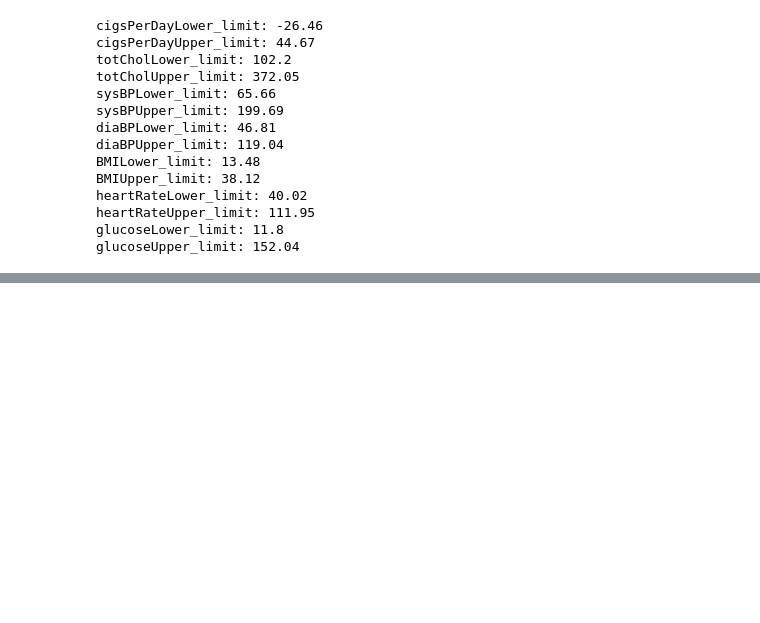
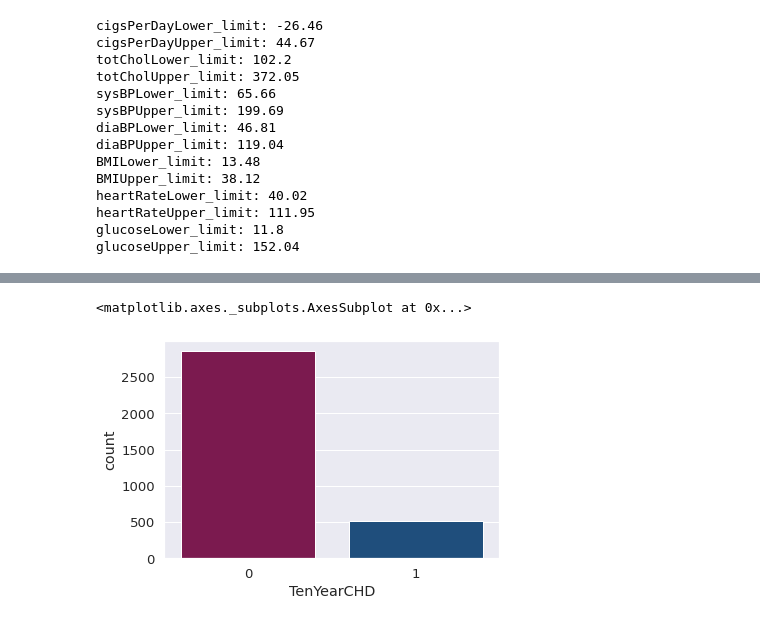
Before and after one commit to Sriharish19/SH-Supervised-ML-Cardiovascular-Risk-Prediction, a Jupyter notebook: SH_Supervised_ML_Classification_Cardiovascular_Risk_Prediction.ipynb, the cells around one changed output, grey strips where cells are left out. Drawn from its saved outputs; the diff is of its cells as text; code cells hidden in the pictures; blank space fills up the shorter version.

```diff
--- a/SH_Supervised_ML_Classification_Cardiovascular_Risk_Prediction.ipynb
+++ b/SH_Supervised_ML_Classification_Cardiovascular_Risk_Prediction.ipynb
@@ -233,0 +274,7 @@ glucoseUpper_limit: 152.04
+# %%
+# Count plot for dependent variable
+sns.set(font_scale = 1.2)
+sns.countplot(data = df, x = 'TenYearCHD',palette= color[i[0]])
+# %% [output]
+<matplotlib.axes._subplots.AxesSubplot at 0x...>
+[figure, added]
```
Also changed, not shown: parts of 8 cells of this notebook.
